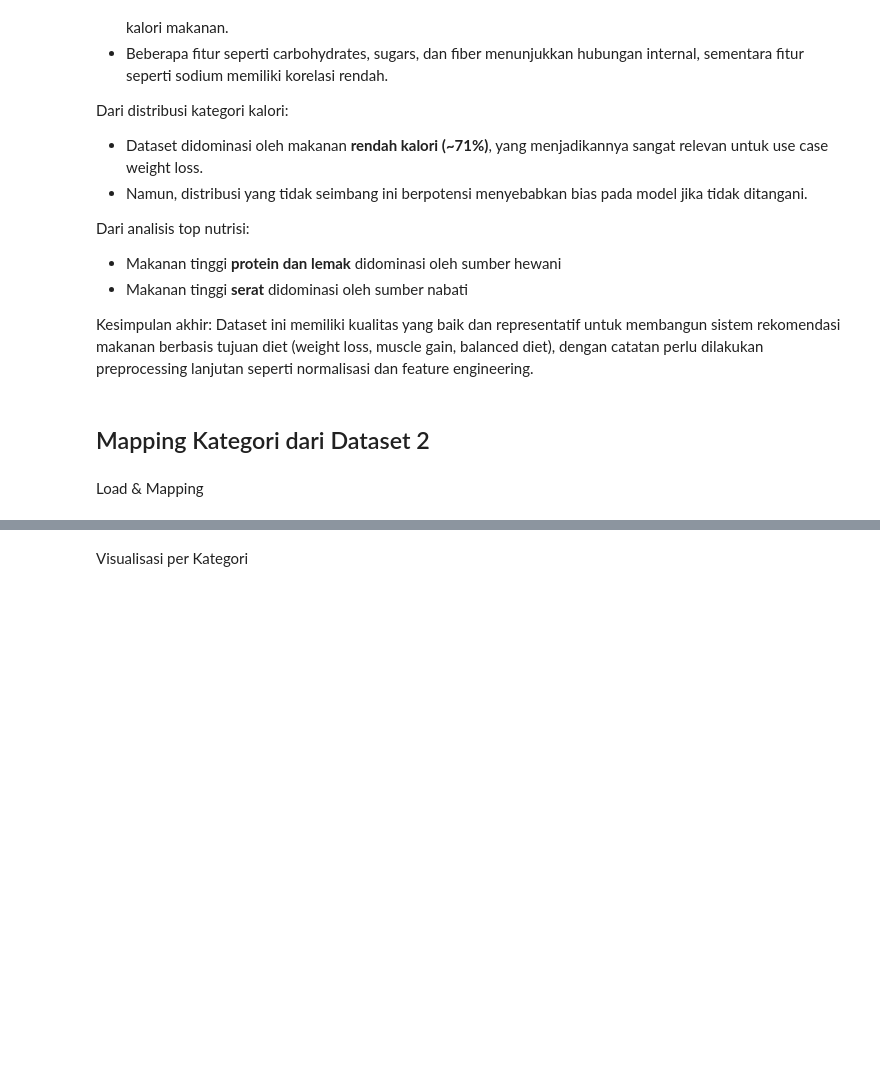
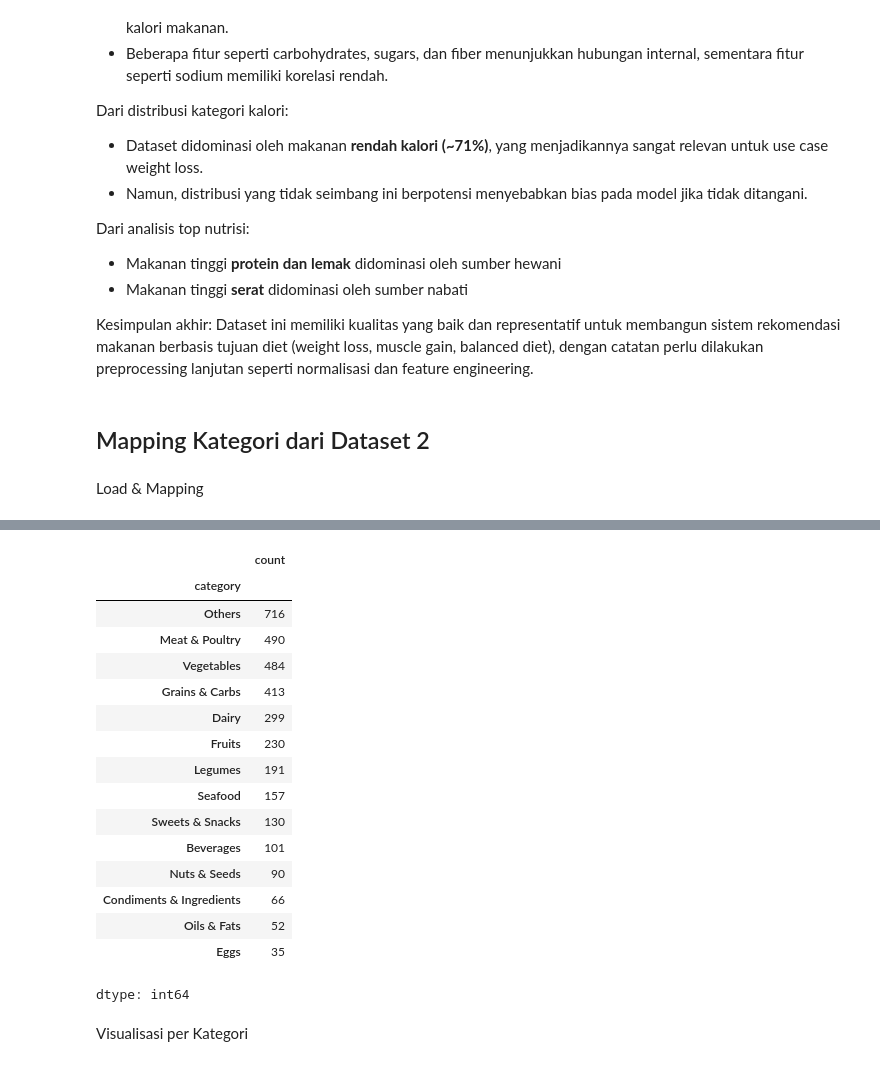
Before and after one commit to rafiwinno/SmartDiet-Assistant, a Jupyter notebook: data-science/EDA_Nutrition.ipynb, the cells around one changed output, grey strips where cells are left out. Drawn from its saved outputs; the diff is of its cells as text; code cells hidden in the pictures; blank space fills up the shorter version.

```diff
--- a/data-science/EDA_Nutrition.ipynb
+++ b/data-science/EDA_Nutrition.ipynb
@@ -518,3 +549,23 @@ Name: count, dtype: int64
+# %%
+df['category'].value_counts()
+# %% [output]
+|  | count |
+| category |  |
+| Others | 716 |
+| Meat & Poultry | 490 |
+| Vegetables | 484 |
+| Grains & Carbs | 413 |
+| Dairy | 299 |
+| Fruits | 230 |
+| Legumes | 191 |
+| Seafood | 157 |
+| Sweets & Snacks | 130 |
+| Beverages | 101 |
+| Nuts & Seeds | 90 |
+| Condiments & Ingredients | 66 |
+| Oils & Fats | 52 |
+| Eggs | 35 |
+dtype: int64
 # %% [markdown]
 Visualisasi per Kategori
 # %%
```
Also changed, not shown: parts of 5 cells of this notebook.
